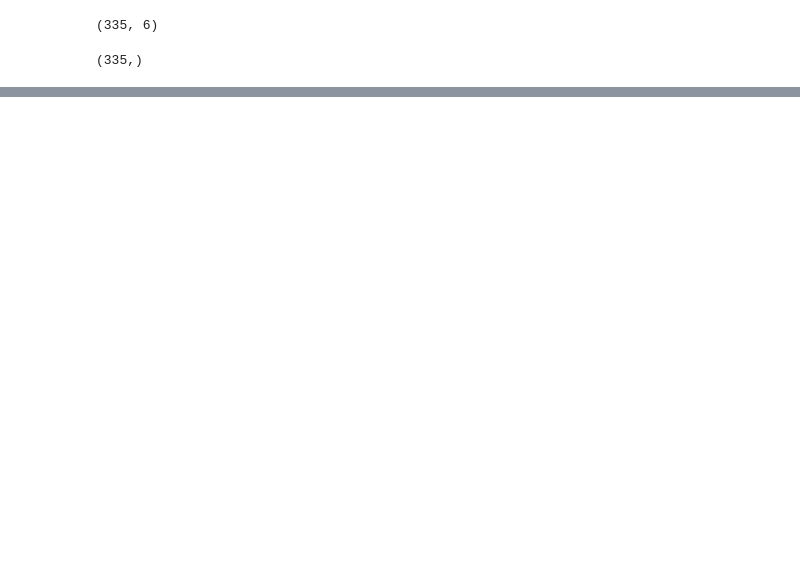
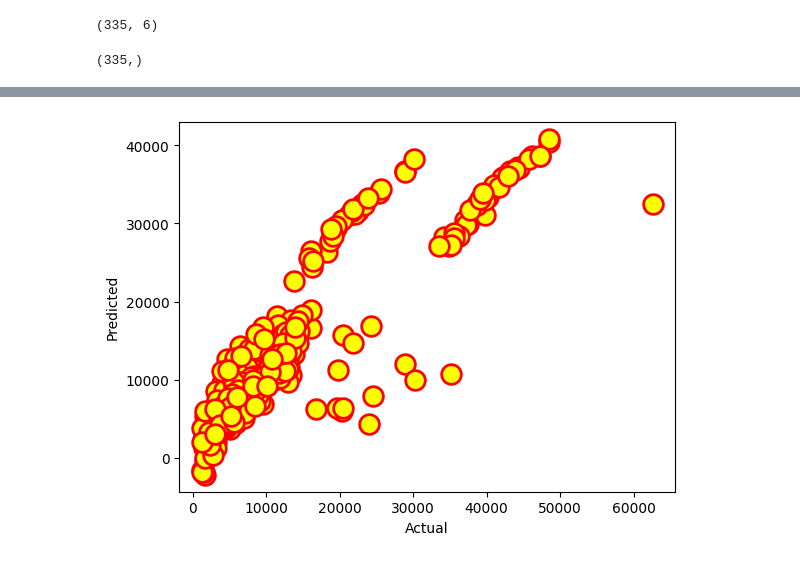
Before and after one commit to AnushkaMazumdar2/Machine_Learning, a Jupyter notebook: 2348505_Lab6.ipynb, the cells around one changed output, grey strips where cells are left out. Drawn from its saved outputs; the diff is of its cells as text; code cells hidden in the pictures; blank space fills up the shorter version.

```diff
--- a/2348505_Lab6.ipynb
+++ b/2348505_Lab6.ipynb
@@ -113,0 +142,7 @@ The Root Mean Squared Error:6498.97
+# %%
+plt.scatter(df_preds['Actual'],df_preds['Predicted'],c='yellow',linewidths=2,edgecolor='red',s=200)
+plt.xlabel("Actual")
+plt.ylabel("Predicted")
+plt.show()
+# %% [output]
+[figure, added]
```
Also changed, not shown: parts of 5 cells of this notebook.
